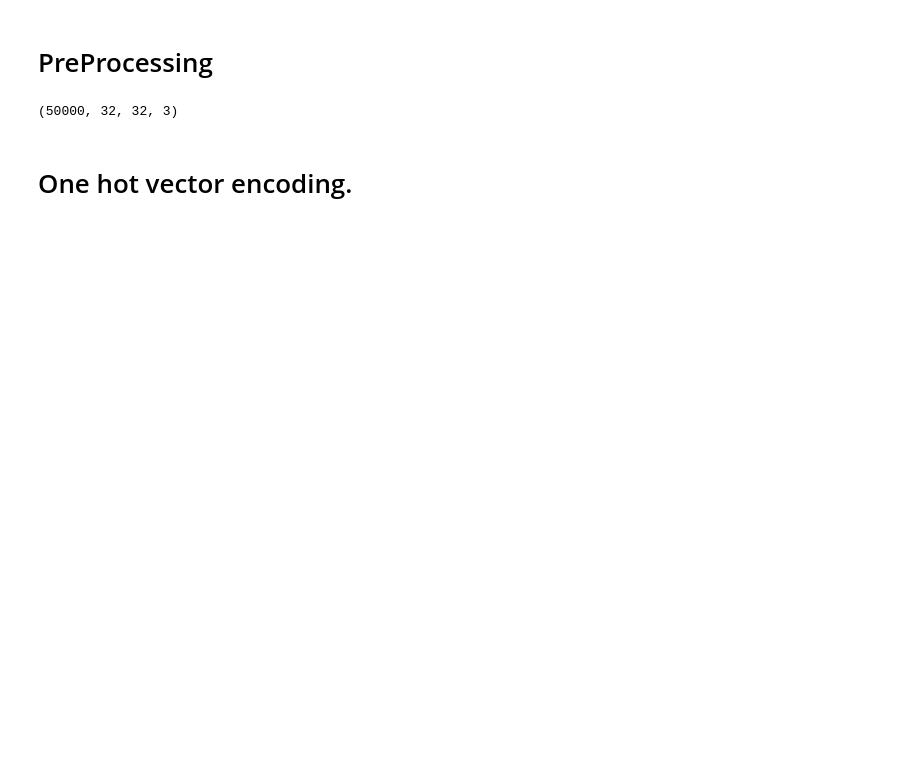
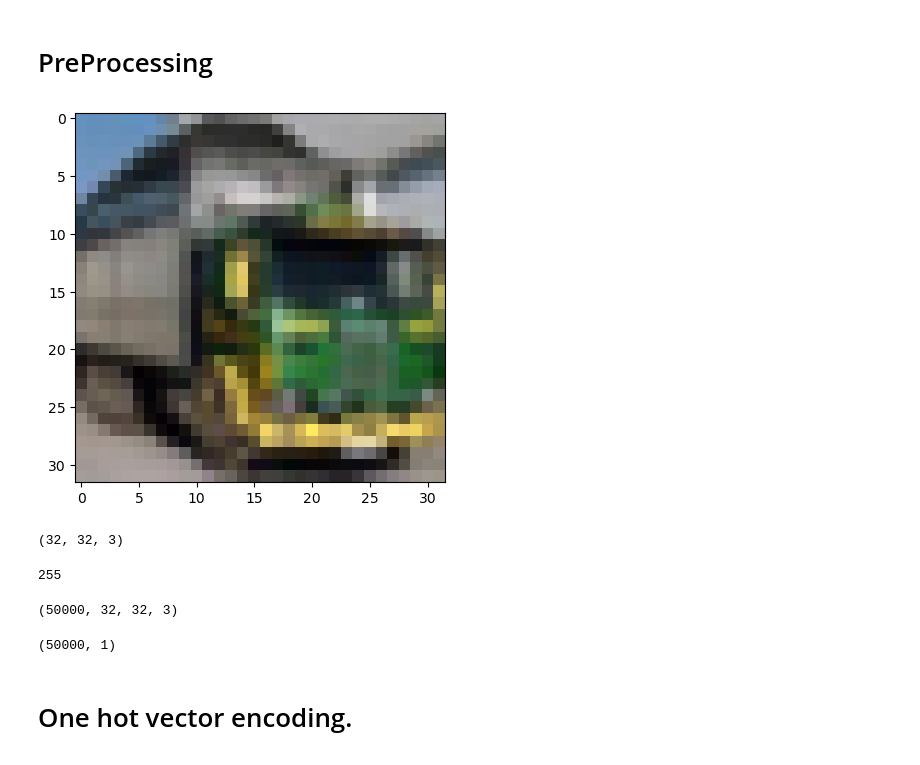
Before and after one commit to atabekdemurtaza/Neural-Computing-and-Deep-Learning-2023-MOD006568-TRI2-F01CAM-, a Jupyter notebook: week-5/Week_5_Convolution_Neural_Network-2.ipynb, the cells around one changed output. Saved outputs shown, nothing was run; the diff lists cells and outputs as text; code cells hidden in the pictures; blank space fills up the shorter version.

```diff
--- a/week-5/Week_5_Convolution_Neural_Network-2.ipynb
+++ b/week-5/Week_5_Convolution_Neural_Network-2.ipynb
@@ -41,10 +61,22 @@ Downloading data from https://www.cs.toronto.edu/~kriz/cifar-10-python.tar.gz
 # PreProcessing
 # %%
 # Your code to print one image in digitals. Check how pixels look like.
+
+plt.imshow(x_train[14])
+plt.show()
+# %% [output]
+[figure, added]
 # %%
 # Your code to print shape of any image i.e particular value in the x_train
+x_train[9].shape
+# %% [output]
+(32, 32, 3)
 # %%
 # Your code to print the maximum value in x_train. Hint - Use .max()
+
+x_train.max()
+# %% [output]
+255
 # %%
 x_train = x_train/225
 x_test = x_test/255
@@ -54,6 +88,10 @@ x_test = x_test/255
 (50000, 32, 32, 3)
 # %%
 # Print the shape of y_train again.
+
+y_train.shape
+# %% [output]
+(50000, 1)
 # %% [markdown]
 # One hot vector encoding.
 ![vector.png](embedded-picture-1)
```
Also changed, not shown: parts of 31 cells of this notebook, 4 other files.
